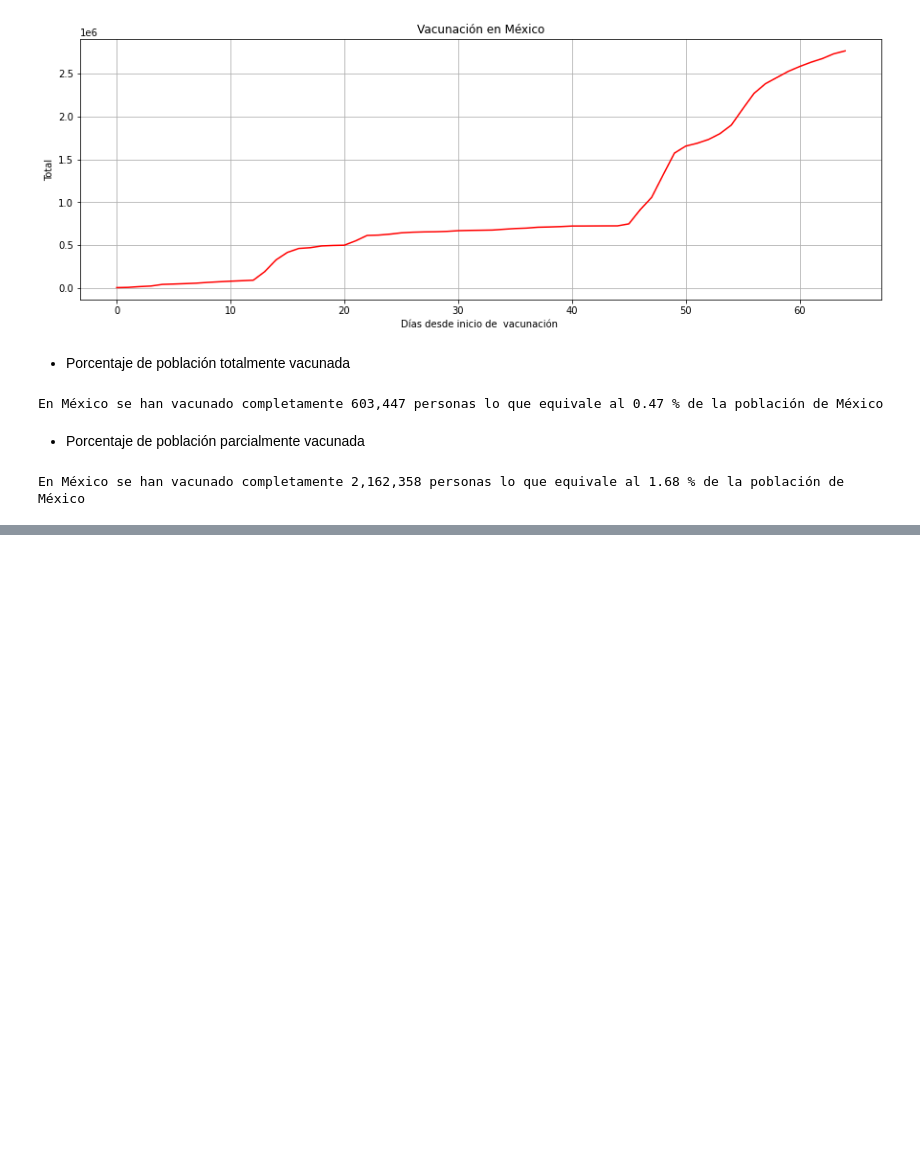
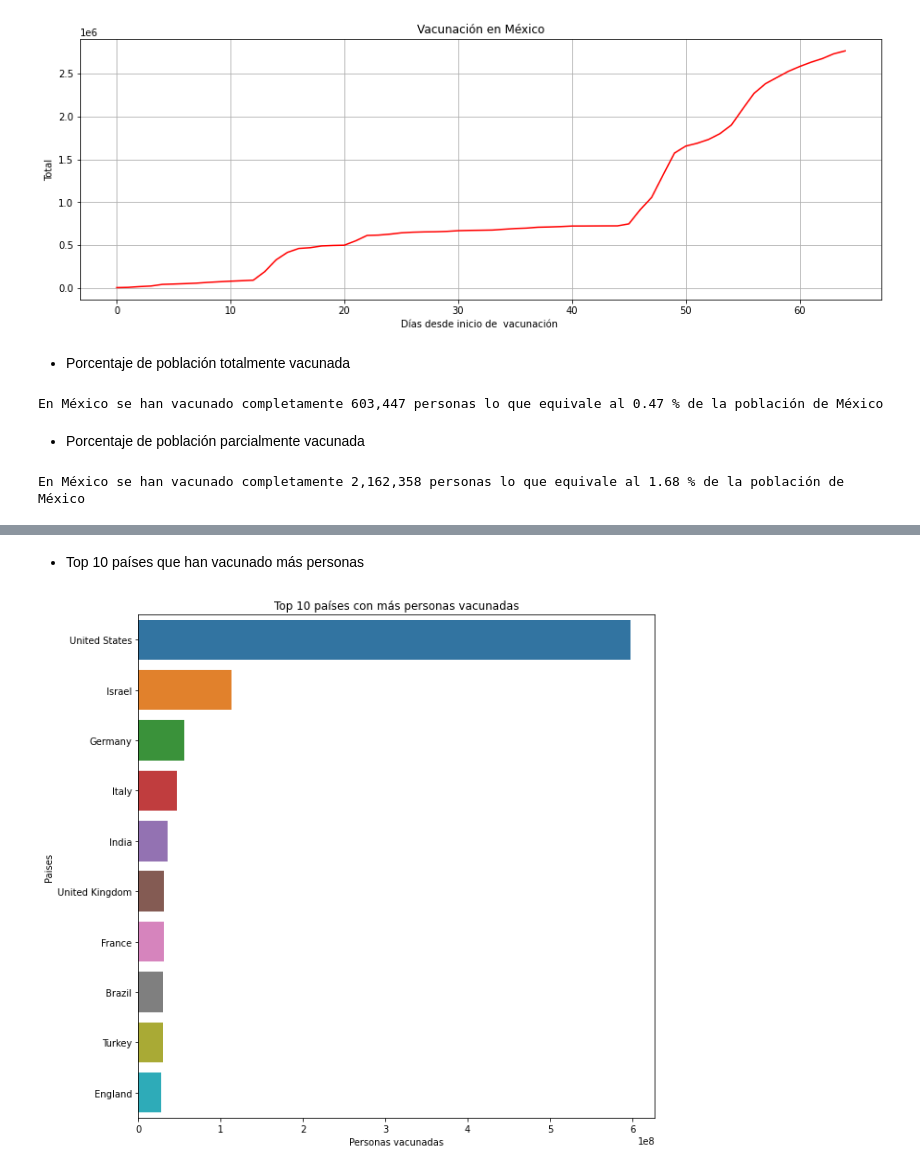
Before and after one commit to dapariciom/BEDU-procesamiento-de-datos-con-python-proyecto, a Jupyter notebook: Proyecto_Vacunas.ipynb, the cells around one changed output, grey strips where cells are left out. Drawn from its saved outputs; the diff is of its cells as text; code cells hidden in the pictures; blank space fills up the shorter version.

```diff
--- a/Proyecto_Vacunas.ipynb
+++ b/Proyecto_Vacunas.ipynb
@@ -377,0 +407,15 @@ En México se han vacunado completamente 2,162,358 personas lo que equivale al 1
+# %% [markdown]
+* Top 10 países que han vacunado más personas
+# %%
+top_10_mas_personas_vacunadas = world_people_fully_vaccinated = df_vaccinations.groupby('country')['people_fully_vaccinated'].sum().sort_values(ascending=False).head(10)
+top_10_mas_personas_vacunadas
+
+def daily_mas_personas_vacunadas_plot_bars(value):
+    fig, ax = plt.subplots(figsize=(10, 10))
+    ax.set_title('Top 10 países con más personas vacunadas')
+    sns.barplot(value, value.index, ax=ax)
+    ax.set(ylabel='Paises', xlabel='Personas vacunadas (Millones)')
+
+daily_mas_personas_vacunadas_plot_bars(top_10_mas_personas_vacunadas)
+# %% [output]
+[figure, added]
```
Also changed, not shown: parts of 8 cells of this notebook.
